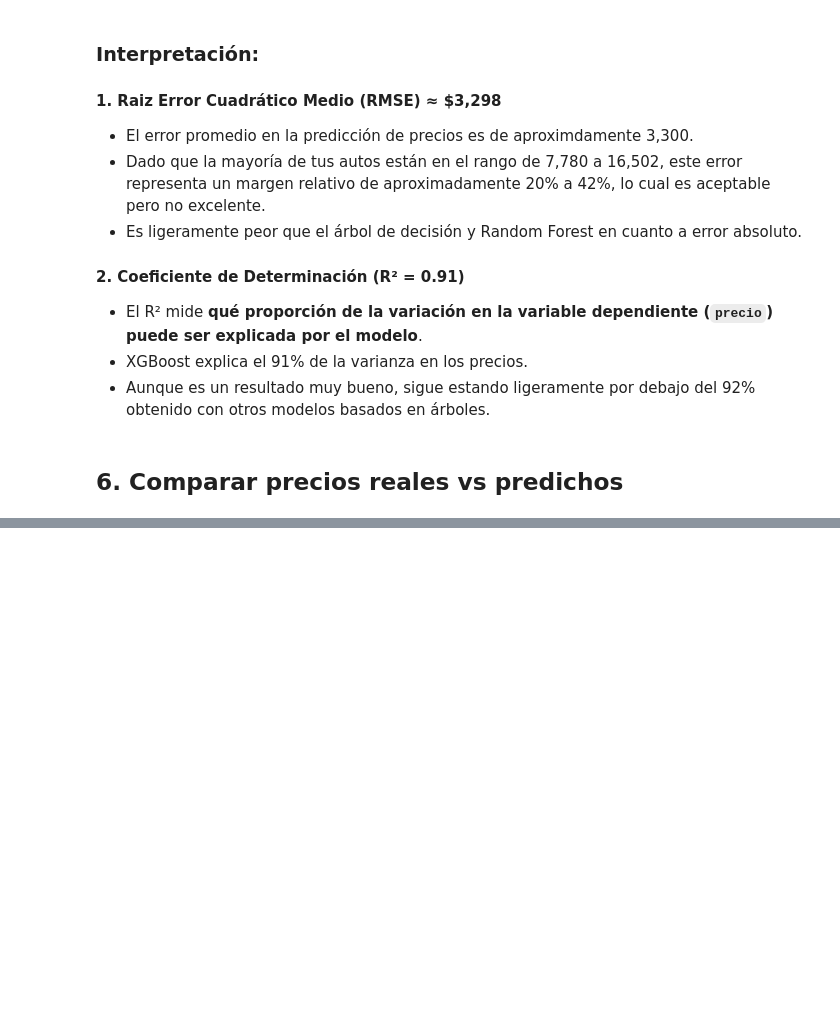
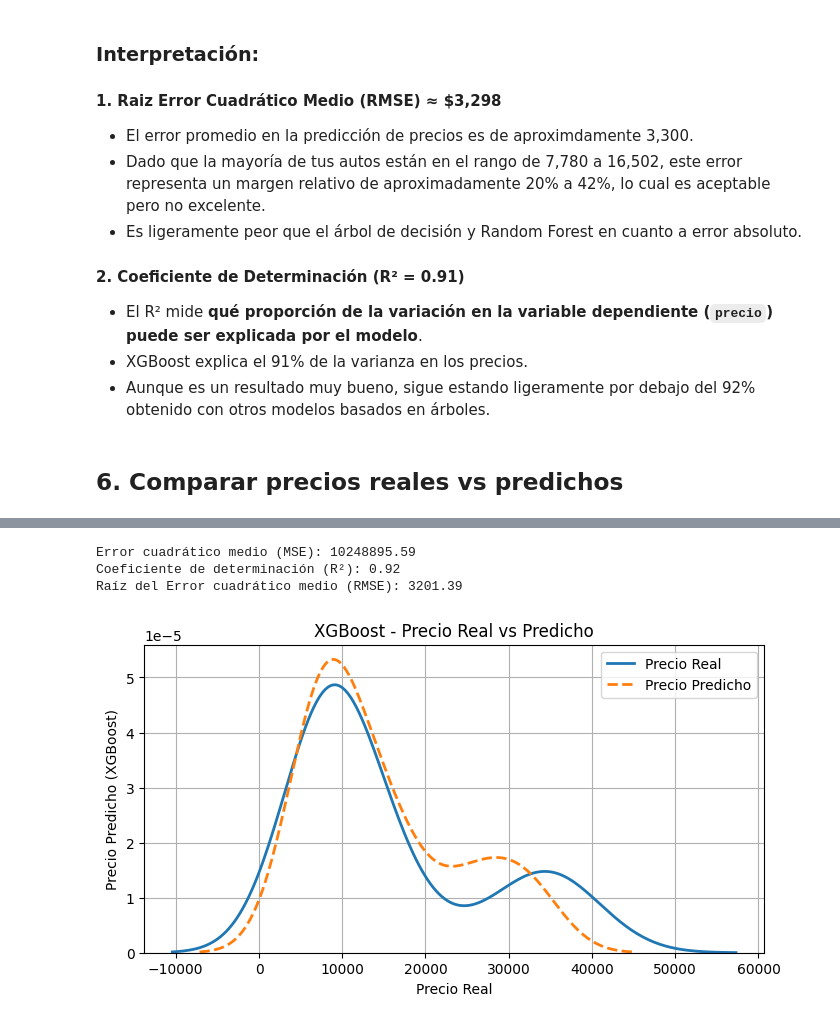
Before and after one commit to Jose-Gabriel-Rodriguez/MachineLearning, a Jupyter notebook: Unidad2/6_XGBoost_Regresion_Automobile.ipynb, the cells around one changed output, grey strips where cells are left out. Drawn from its saved outputs; the diff is of its cells as text; code cells hidden in the pictures; blank space fills up the shorter version.

```diff
--- a/Unidad2/6_XGBoost_Regresion_Automobile.ipynb
+++ b/Unidad2/6_XGBoost_Regresion_Automobile.ipynb
@@ -130,0 +276,43 @@ plt.show()
+# %%
+# 1. Crear el modelo final con los parámetros óptimos
+best_xgb_model = XGBRegressor(
+    colsample_bytree=0.7,
+    learning_rate=0.05,
+    max_depth=7,
+    min_child_weight=1,
+    n_estimators=300,
+    subsample=0.9,
+    random_state=42,
+    eval_metric='rmse'
+)
+
+# 2. Entrenar el modelo final
+best_xgb_model.fit(X_train, y_train)
+
+# 3. Evaluar
+y_pred = best_xgb_model.predict(X_test)
+
+mse = mean_squared_error(y_test, y_pred)
+r2 = r2_score(y_test, y_pred)
+# Calcular el RMSE (mas facil de interpretar que el MSE)
+rmse = np.sqrt(mse)
+
+print(f"Error cuadrático medio (MSE): {mse:.2f}")
+print(f"Coeficiente de determinación (R²): {r2:.2f}")
+print(f"Raíz del Error cuadrático medio (RMSE): {rmse:.2f}")
+print("\n")
+
+plt.figure(figsize=(8, 4))
+sns.kdeplot(y_test, label='Precio Real', linewidth=2)
+sns.kdeplot(y_pred, label='Precio Predicho', linewidth=2, linestyle='--')
+plt.xlabel("Precio Real")
+plt.ylabel("Precio Predicho (XGBoost)")
+plt.title("XGBoost - Precio Real vs Predicho")
+plt.legend()
+plt.grid(True)
+plt.show()
+# %% [output]
+Error cuadrático medio (MSE): 10248895.59
+Coeficiente de determinación (R²): 0.92
+Raíz del Error cuadrático medio (RMSE): 3201.39
+[figure, added]
```
Also changed, not shown: parts of 16 cells of this notebook.
